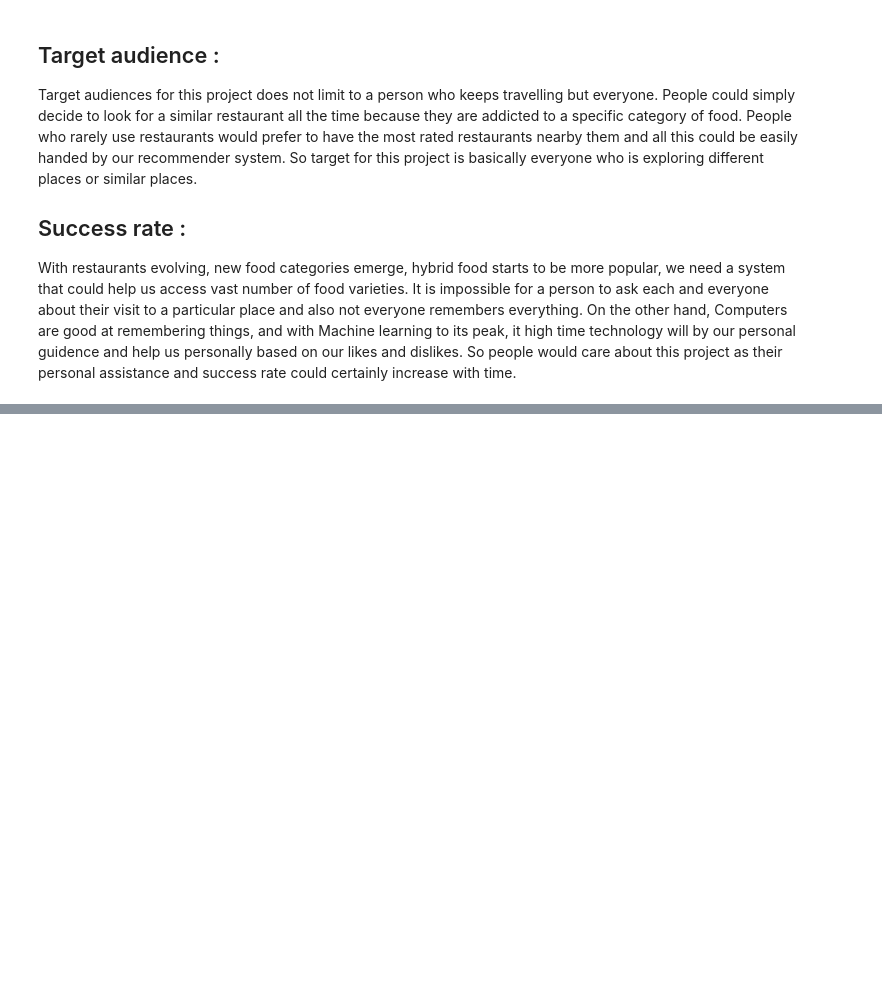
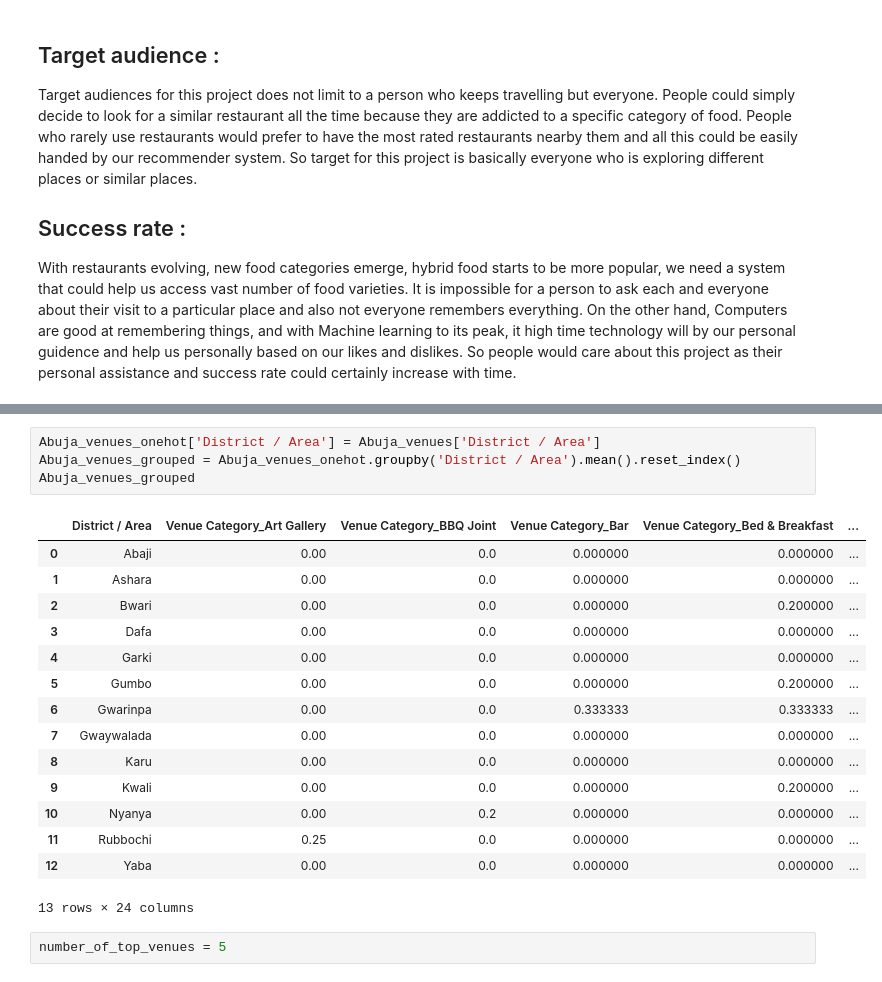
Before and after one commit to majiolobo/Coursera_Capstone, a Jupyter notebook: Capstone_The Battle of The Neighborhoods .ipynb, the cells around one changed output, grey strips where cells are left out. Drawn from its saved outputs; the diff is of its cells as text; blank space fills up the shorter version.

```diff
--- a/Capstone_The Battle of The Neighborhoods .ipynb
+++ b/Capstone_The Battle of The Neighborhoods .ipynb
@@ -62,0 +378,22 @@ Use of foursquare is focused to fetch nearest venue locations so that we can use
+# %%
+Abuja_venues_onehot['District / Area'] = Abuja_venues['District / Area']
+Abuja_venues_grouped = Abuja_venues_onehot.groupby('District / Area').mean().reset_index()
+Abuja_venues_grouped
+# %% [output]
+|  | District / Area | Venue Category_Art Gallery | Venue Category_BBQ Joint | Venue Category_Bar | Venue Category_Bed & Breakfast | ... |
+| 0 | Abaji | 0.00 | 0.0 | 0.000000 | 0.000000 | ... |
+| 1 | Ashara | 0.00 | 0.0 | 0.000000 | 0.000000 | ... |
+| 2 | Bwari | 0.00 | 0.0 | 0.000000 | 0.200000 | ... |
+| 3 | Dafa | 0.00 | 0.0 | 0.000000 | 0.000000 | ... |
+| 4 | Garki | 0.00 | 0.0 | 0.000000 | 0.000000 | ... |
+| 5 | Gumbo | 0.00 | 0.0 | 0.000000 | 0.200000 | ... |
+| 6 | Gwarinpa | 0.00 | 0.0 | 0.333333 | 0.333333 | ... |
+| 7 | Gwaywalada | 0.00 | 0.0 | 0.000000 | 0.000000 | ... |
+| 8 | Karu | 0.00 | 0.0 | 0.000000 | 0.000000 | ... |
+| 9 | Kwali | 0.00 | 0.0 | 0.000000 | 0.200000 | ... |
+| 10 | Nyanya | 0.00 | 0.2 | 0.000000 | 0.000000 | ... |
+| 11 | Rubbochi | 0.25 | 0.0 | 0.000000 | 0.000000 | ... |
+| 12 | Yaba | 0.00 | 0.0 | 0.000000 | 0.000000 | ... |
+13 rows × 24 columns
+# %%
+number_of_top_venues = 5
```
Also changed, not shown: parts of 92 cells of this notebook.
